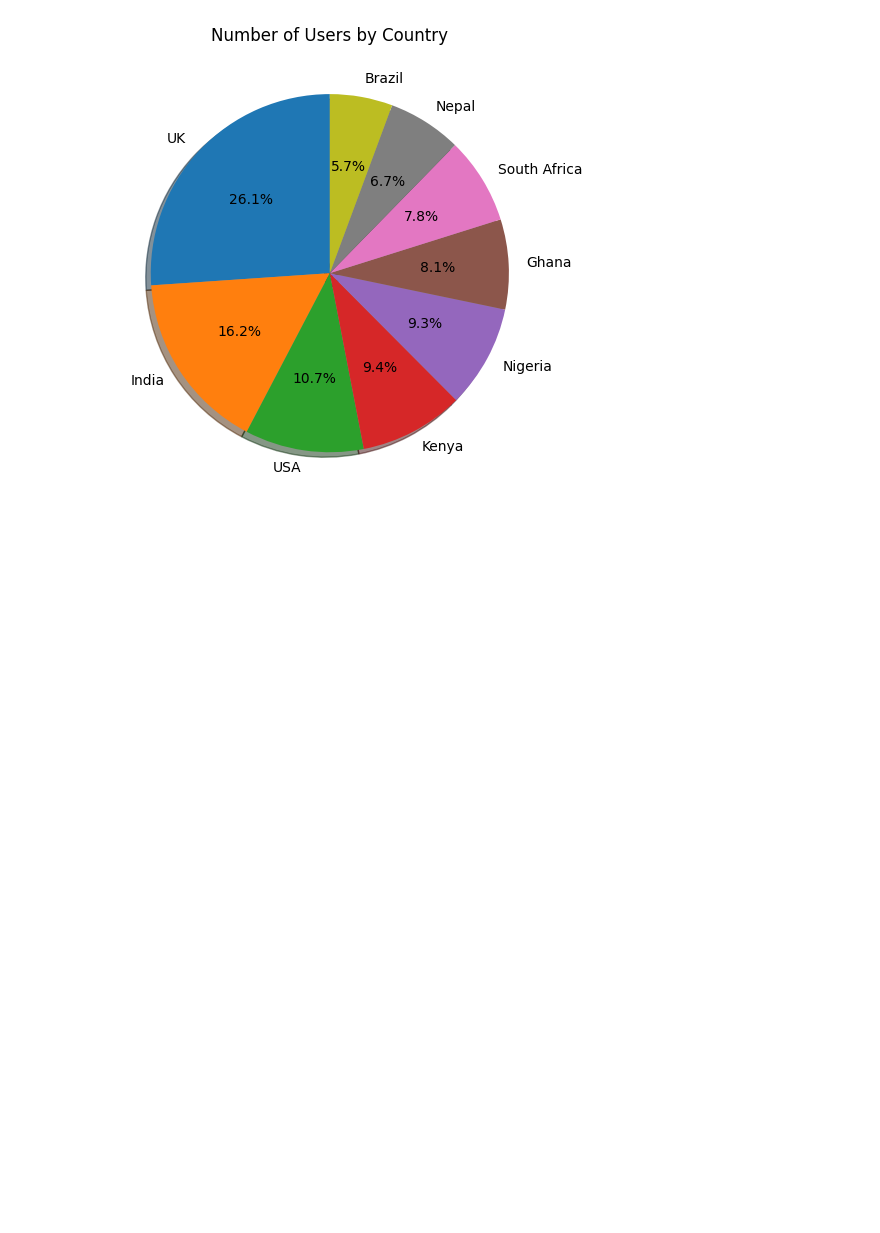
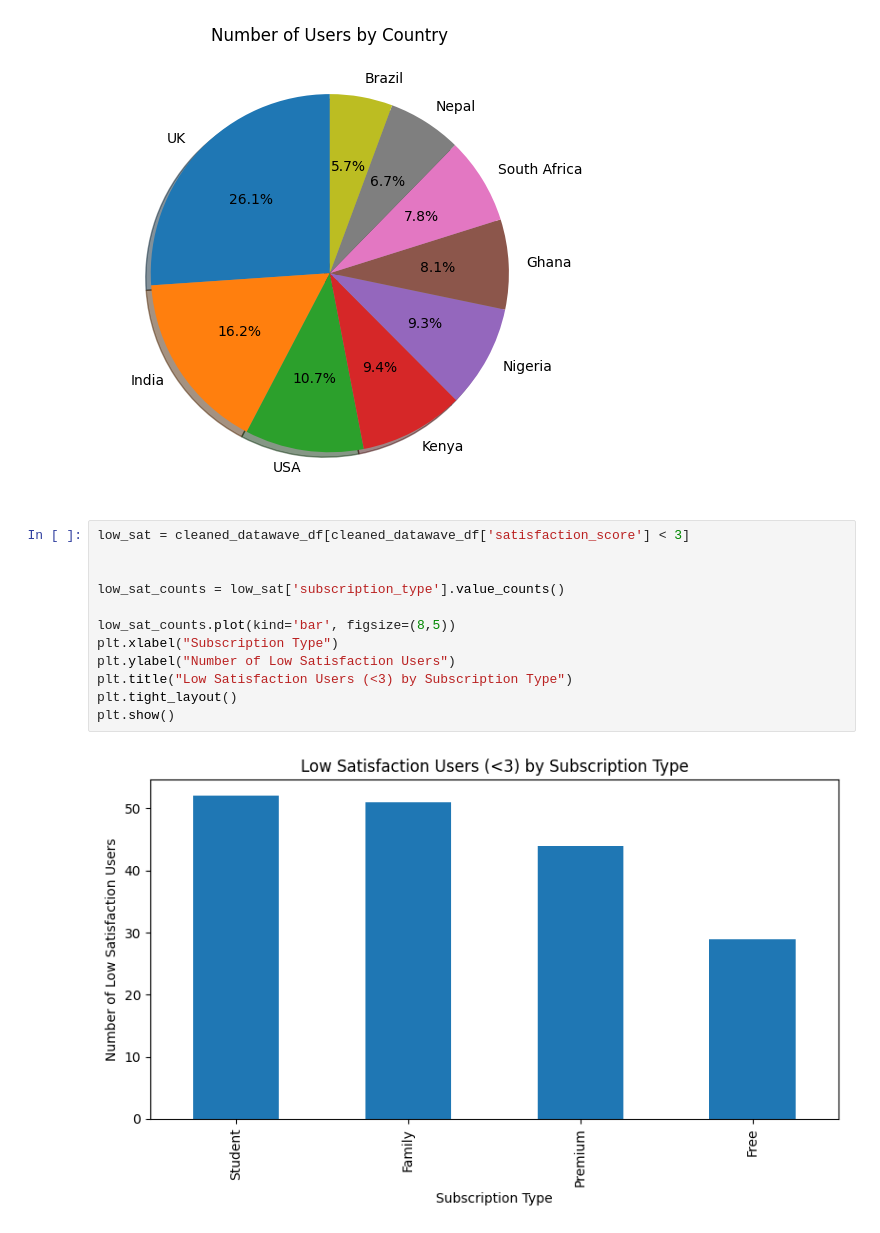
Before and after one commit to ice-alt/PortfolioProjects, a Jupyter notebook: DataWave Music/DataWave_Music_Analysis.ipynb, the cells around one changed output. Saved outputs shown, nothing was run; the diff lists cells and outputs as text; blank space fills up the shorter version.

```diff
--- a/DataWave Music/DataWave_Music_Analysis.ipynb
+++ b/DataWave Music/DataWave_Music_Analysis.ipynb
@@ -1432,3 +1432,17 @@ plt.tight_layout()
 plt.show()
 # %% [output]
 [figure]
+# %%
+low_sat = cleaned_datawave_df[cleaned_datawave_df['satisfaction_score'] < 3]
+
+
+low_sat_counts = low_sat['subscription_type'].value_counts()
+
+low_sat_counts.plot(kind='bar', figsize=(8,5))
+plt.xlabel("Subscription Type")
+plt.ylabel("Number of Low Satisfaction Users")
+plt.title("Low Satisfaction Users (<3) by Subscription Type")
+plt.tight_layout()
+plt.show()
+# %% [output]
+[figure, added]
```
Also changed, not shown: parts of 5 cells of this notebook.
